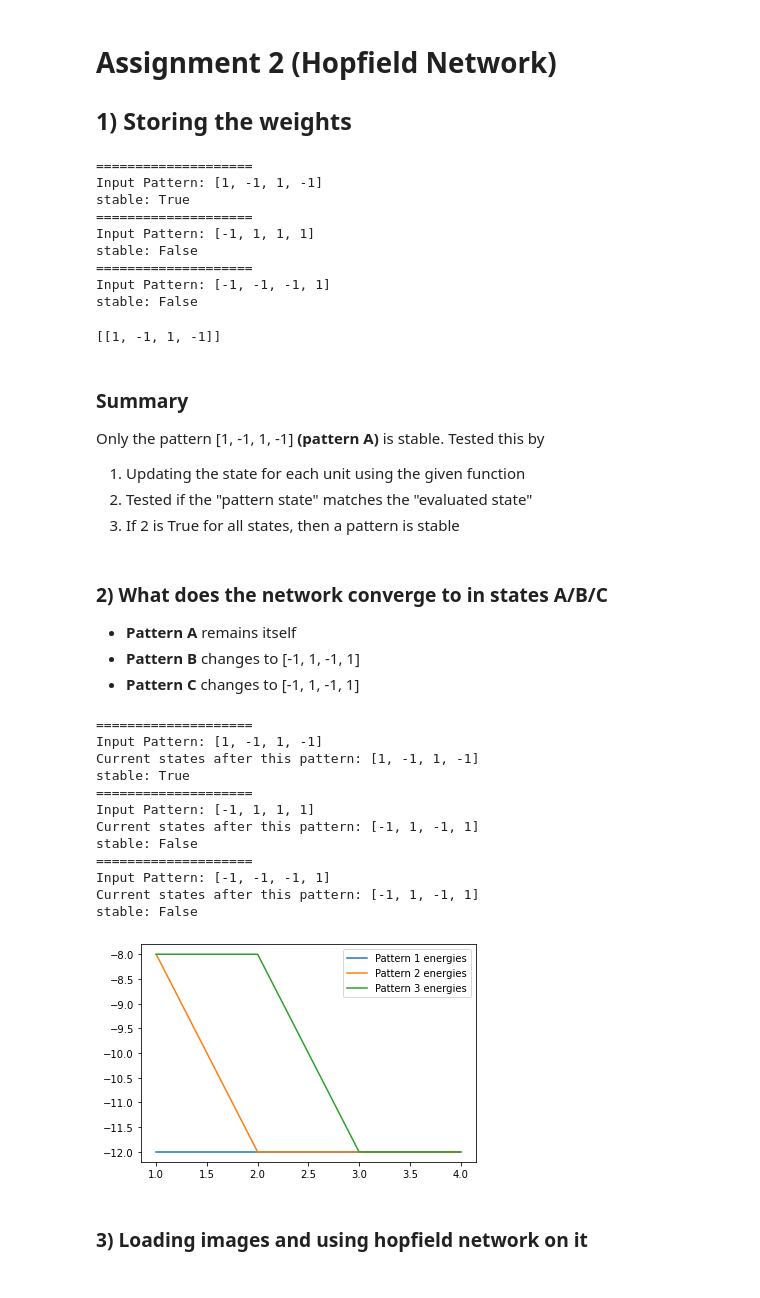
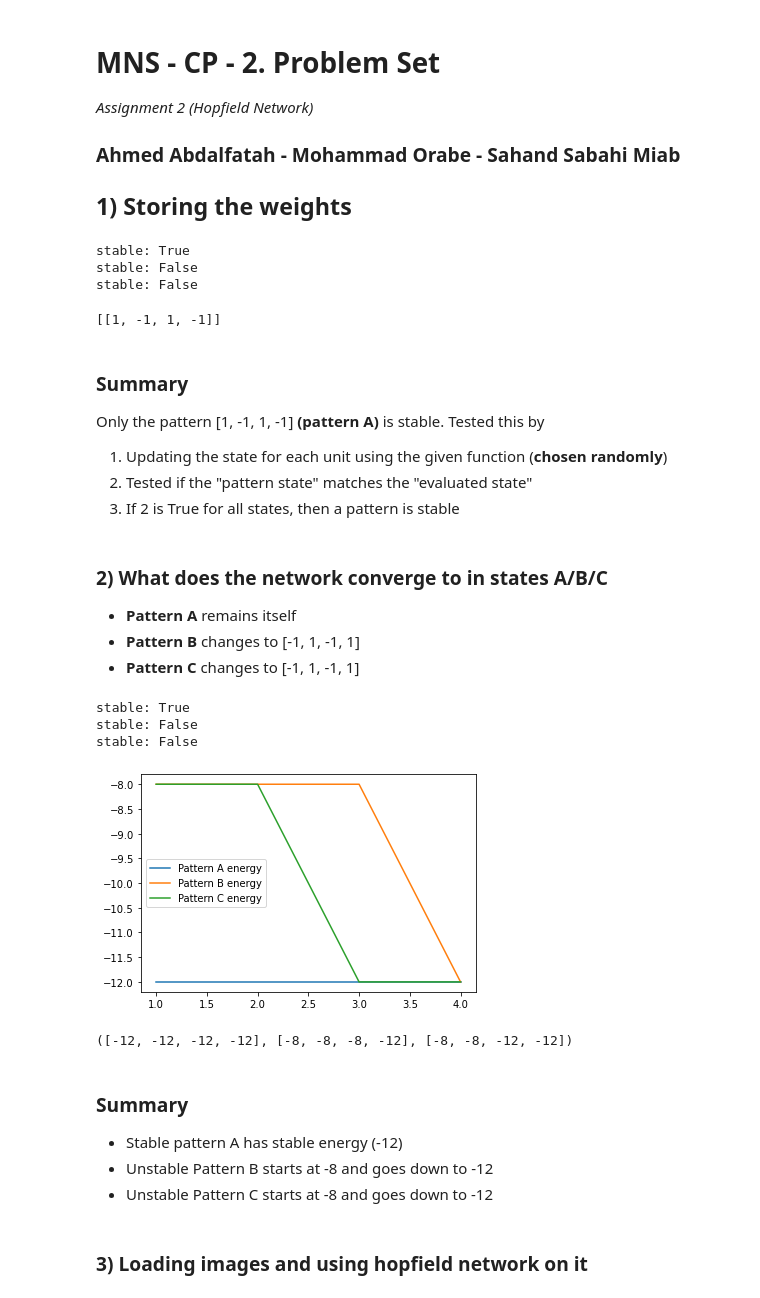
Before and after one commit to ahmedtarek-/MNS_CP_2022, a Jupyter notebook: assignment_2/assignment_2.ipynb, the cells around one changed output. Cells and saved outputs as stored; diff of their text form; code cells hidden in the pictures.

```diff
--- a/assignment_2/assignment_2.ipynb
+++ b/assignment_2/assignment_2.ipynb
@@ -1,5 +1,8 @@
 # %% [markdown]
-# Assignment 2 (Hopfield Network)
+# MNS - CP - 2. Problem Set
+_Assignment 2 (Hopfield Network)_
+
+### Ahmed Abdalfatah - Mohammad Orabe - Sahand Sabahi Miab
 
 ## 1) Storing the weights
 # %%
@@ -9,8 +12,11 @@ import random
 
 class HopfieldNetwork:
     """
-    Generic network, initiate with array of patterns
-    number_of_weights = (n*(n-1))/2
+    Hopfield network implementation that accepts patterns array,
+    and evalutes weights based on these patterns.
+      - number_of_weights = (n*(n-1))/2
+      - Most operations are done on matrices/vectors
+      - self.current_states holds the a snapshot of current states of the network at any moment.
     """
     def __init__(self, patterns):
         self.energies = []
@@ -22,9 +28,10 @@ class HopfieldNetwork:
     def evaluate_weights(self):
         """
         Evaluate weights of the network based on self.patterns
-        This is done by looping through all (n*(n-1))/2 connections of the
-        network (where n is number of states). For each connection we get the
-        i, j indices and calculate the weight for it.
+        This is done by dot product of the patterns matrix with
+        its transpose.
+
+        Returns matrix representing weights of connections between each two states.
         """
         weights_matrix = np.dot(np.array(self.patterns).transpose(), self.patterns)
         np.fill_diagonal(weights_matrix, 0)
@@ -32,17 +39,19 @@ class HopfieldNetwork:
 
     def state_update(self, state_index):
         """
-        Updates the state of the given state (by index) using the pattern given.
-        The value of each connected state is fetched and multiplied by the weight
-        of the connection between these two states.
-        Then a sum of these multipels is returned.
+        Updates the state of the given state (by index) and current_states of the
+        network.
+
+        Returns sign function output of the dot product of weights and current_states.
         """
         return np.sign(np.dot(self.weights[state_index], self.current_states))
 
     def calculate_energy(self):
         """
-        Calculates the intermediate energy of state in a pattern
-        by multiplying each weight with the i_th and j_th states
+        Calculates the energy of the network based on current_states, goes through each
+        state and multiplies the weights vector with the current_states and its transpose.
+
+        Returns the sum of energies of different states.
         """
         sum_per_state = []
         for state_index in range(len(self.current_states)):
@@ -51,11 +60,12 @@ class HopfieldNetwork:
 
     def evaulate_pattern_stability(self, pattern, calculate_energy=False):
         """
-        Returns True if every state is stable for this pattern
-        False otherwise
+        Evaluates the stability of the patterns.
+
+        Returns:
+            - boolean representing stability of given pattern
+            - energies of this pattern (if calculate_energy bool is True)
         """
-        print("====================")
-        print("Input Pattern: {}".format(pattern))
         state_energies = []
         self.current_states = pattern.copy()
         for state_index in random.sample(range(len(pattern)), len(pattern)):
@@ -71,7 +81,9 @@ class HopfieldNetwork:
 
     def evaluate_stable_patterns(self):
         """
-        Goes through the network and calculates which states are stable.
+        Goes through the network and calculates which patterns are stable.
+
+        Returns array of stable patterns
         """
         stable_patterns = []
         for pattern in self.patterns:
@@ -95,21 +107,15 @@ patterns = [pattern_1, pattern_2, pattern_3]
 hopfield_network = HopfieldNetwork(patterns)
 hopfield_network.stable_patterns
 # %% [output]
-====================
-Input Pattern: [1, -1, 1, -1]
 stable: True
-====================
-Input Pattern: [-1, 1, 1, 1]
 stable: False
-====================
-Input Pattern: [-1, -1, -1, 1]
 stable: False
 [[1, -1, 1, -1]]
 # %% [markdown]
 ### Summary
 
 Only the pattern [1, -1, 1, -1] **(pattern A)** is stable. Tested this by
-1. Updating the state for each unit using the given function
+1. Updating the state for each unit using the given function (**chosen randomly**)
 2. Tested if the "pattern state" matches the "evaluated state"
 3. If 2 is True for all states, then a pattern is stable
 # %% [markdown]
@@ -121,31 +127,31 @@ Only the pattern [1, -1, 1, -1] **(pattern A)** is stable. Tested this by
 # %%
 import matplotlib.pyplot as plt
 
 pattern_1_energies = hopfield_network.calculate_energies(pattern_1)
 pattern_2_energies = hopfield_network.calculate_energies(pattern_2)
 pattern_3_energies = hopfield_network.calculate_energies(pattern_3)
 
 t = [1,2,3,4]
 
-plt.plot(t, pattern_1_energies, label = "Pattern 1 energies")
-plt.plot(t, pattern_2_energies, label = "Pattern 2 energies")
-plt.plot(t, pattern_3_energies, label = "Pattern 3 energies")
+plt.plot(t, pattern_1_energies, label = "Pattern A energy")
+plt.plot(t, pattern_2_energies, label = "Pattern B energy")
+plt.plot(t, pattern_3_energies, label = "Pattern C energy")
 plt.legend()
 plt.show()
+
+pattern_1_energies, pattern_2_energies, pattern_3_energies
 # %% [output]
-====================
-Input Pattern: [1, -1, 1, -1]
-Current states after this pattern: [1, -1, 1, -1]
 stable: True
-====================
-Input Pattern: [-1, 1, 1, 1]
-Current states after this pattern: [-1, 1, -1, 1]
 stable: False
-====================
-Input Pattern: [-1, -1, -1, 1]
-Current states after this pattern: [-1, 1, -1, 1]
 stable: False
-[figure, old version]
+[figure, new version]
+([-12, -12, -12, -12], [-8, -8, -8, -12], [-8, -8, -12, -12])
+# %% [markdown]
+### Summary
+
+- Stable pattern A has stable energy (-12)
+- Unstable Pattern B starts at -8 and goes down to -12
+- Unstable Pattern C starts at -8 and goes down to -12
 # %% [markdown]
 ### 3) Loading images and using hopfield network on it
 # %%
```
Also changed, not shown: parts of 3 cells of this notebook.
